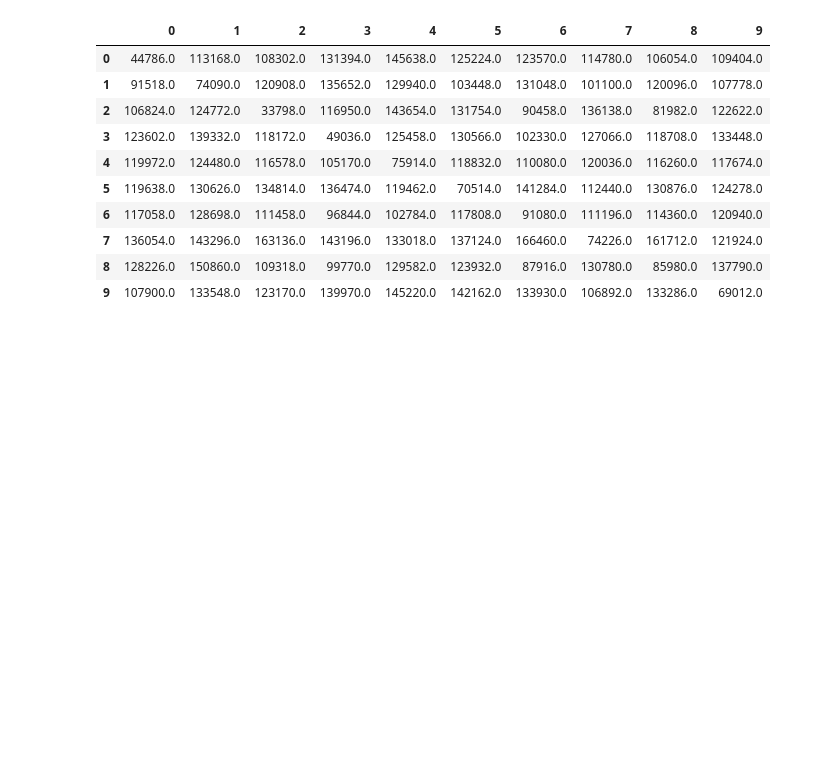
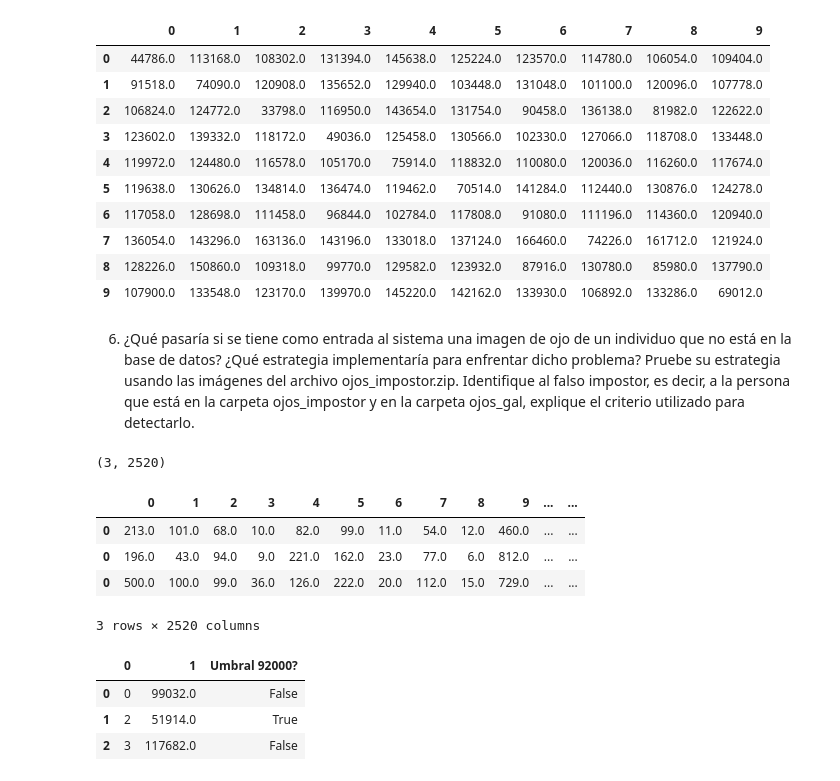
Before and after one commit to NicolasIsla/lab-de-inteligencia, a Jupyter notebook: LAB 2/LAB 2.ipynb, the cells around one changed output. Cells and saved outputs as stored; diff of their text form; code cells hidden in the pictures; blank space fills up the shorter version.

Commit message:
implementacion parte 5 umbral

```diff
--- a/LAB 2/LAB 2.ipynb
+++ b/LAB 2/LAB 2.ipynb
@@ -156,3 +155,54 @@ comparacion
 | 7 | 136054.0 | 143296.0 | 163136.0 | 143196.0 | 133018.0 | 137124.0 | 166460.0 | 74226.0 | 161712.0 | 121924.0 |
 | 8 | 128226.0 | 150860.0 | 109318.0 | 99770.0 | 129582.0 | 123932.0 | 87916.0 | 130780.0 | 85980.0 | 137790.0 |
 | 9 | 107900.0 | 133548.0 | 123170.0 | 139970.0 | 145220.0 | 142162.0 | 133930.0 | 106892.0 | 133286.0 | 69012.0 |
+# %% [markdown]
+6. ¿Qué pasaría si se tiene como entrada al sistema una imagen de ojo de un individuo que no está en la base
+de datos? ¿Qué estrategia implementaría para enfrentar dicho problema? Pruebe su estrategia usando las
+imágenes del archivo ojos_impostor.zip. Identifique al falso impostor, es decir, a la persona que está en
+la carpeta ojos_impostor y en la carpeta ojos_gal, explique el criterio utilizado para detectarlo.
+# %%
+ruta="./ojos_impostor"
+lista=[file for file in os.listdir(ruta)]
+data_impostor=pd.DataFrame()
+for file in lista:
+    img = cv2.imread(ruta+"/"+file,0)
+    lbp = LBP(img)
+    base_imagen=pd.DataFrame(VECTOR(lbp))
+    # data=np.concatenate((data,base),axis=0).T
+    data_impostor=pd.concat([data_impostor,base_imagen.T])
+print(np.shape(data_impostor))
+data_impostor.head()
+# %% [output]
+(3, 2520)
+|  | 0 | 1 | 2 | 3 | 4 | 5 | 6 | 7 | 8 | 9 | ... | ... |
+| 0 | 213.0 | 101.0 | 68.0 | 10.0 | 82.0 | 99.0 | 11.0 | 54.0 | 12.0 | 460.0 | ... | ... |
+| 0 | 196.0 | 43.0 | 94.0 | 9.0 | 221.0 | 162.0 | 23.0 | 77.0 | 6.0 | 812.0 | ... | ... |
+| 0 | 500.0 | 100.0 | 99.0 | 36.0 | 126.0 | 222.0 | 20.0 | 112.0 | 15.0 | 729.0 | ... | ... |
+3 rows × 2520 columns
+# %%
+vector_comparacion_impostor= np.zeros((3, 10))
+for i in range(3):
+    x=data_impostor.iloc[i].to_numpy()
+    for j in range(10):
+        y=data.iloc[j].to_numpy()
+        comparacion=SUM(x,y)
+        vector_comparacion_impostor[i,j]=comparacion
+
+comparacion_impostor=pd.DataFrame(vector_comparacion_impostor)
+minValueIndexObj = comparacion_impostor.idxmin(axis=1)
+minValuesObj = comparacion_impostor.min(axis=1)
+base_final=pd.concat([minValueIndexObj,minValuesObj],axis=1)
+
+def impostor(row):
+    if row[1]>92000:
+        return False
+    else:
+        return True
+
+base_final["Umbral 92000?"]=base_final.apply(impostor,axis=1)
+base_final
+# %% [output]
+|  | 0 | 1 | Umbral 92000? |
+| 0 | 0 | 99032.0 | False |
+| 1 | 2 | 51914.0 | True |
+| 2 | 3 | 117682.0 | False |
```
Also changed, not shown: parts of 1 cell of this notebook.
